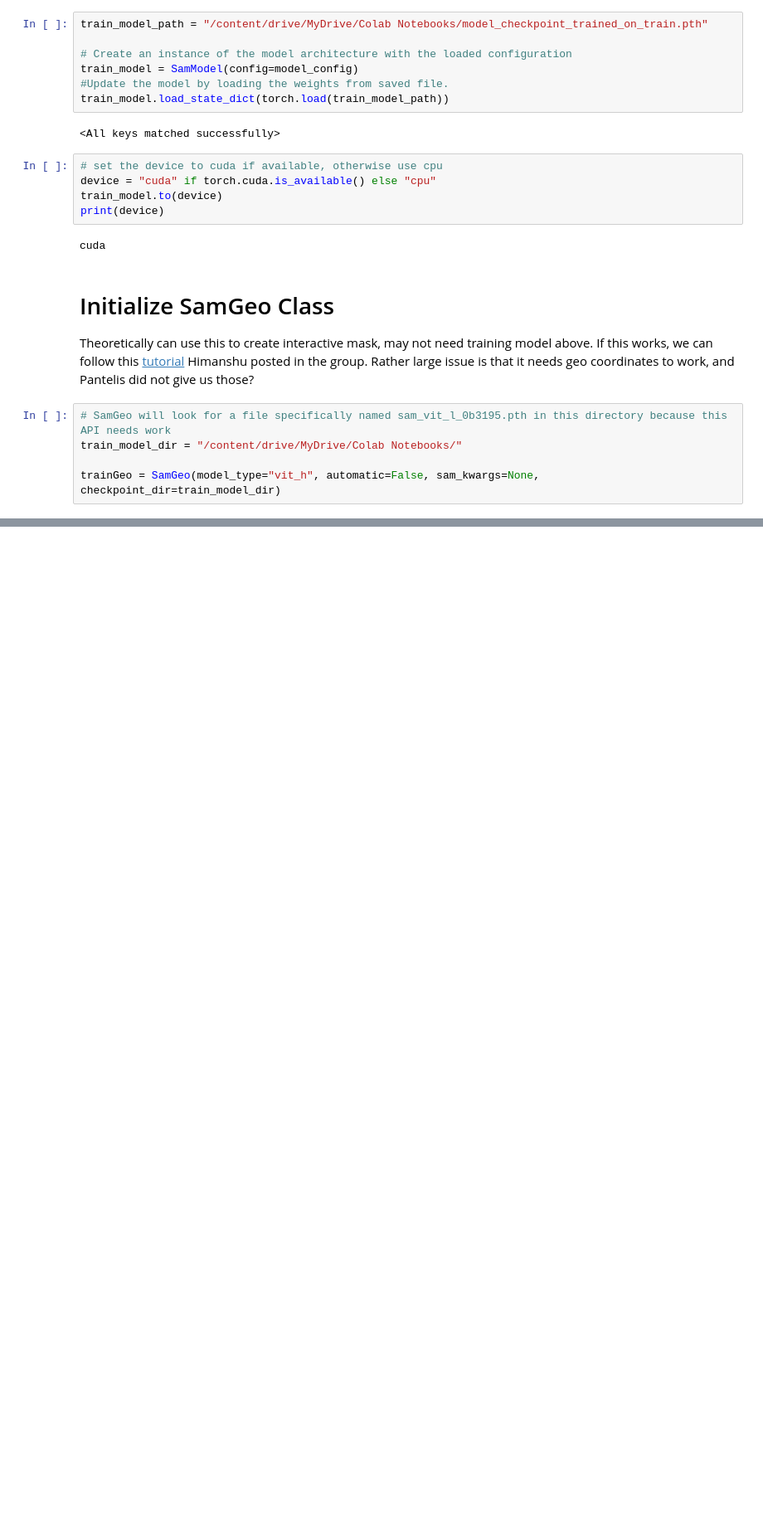
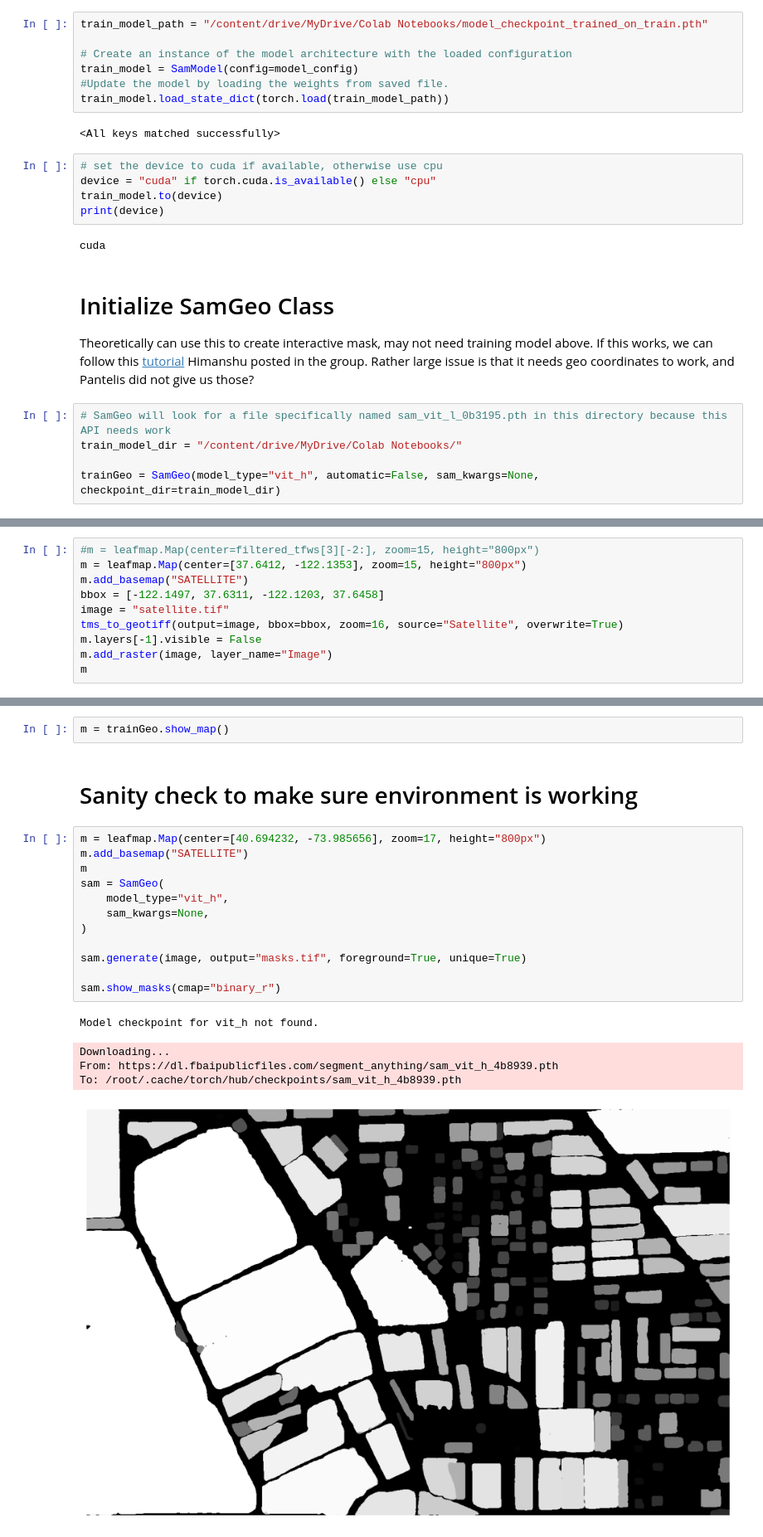
Before and after one commit to dhauss/csgy6613-project, a Jupyter notebook: ML5/input_prompts.ipynb, the cells around one changed output, grey strips where cells are left out. Shown: that part at 83% size. Cells and saved outputs as stored; diff of their text form; blank space fills up the shorter version.

```diff
--- a/ML5/input_prompts.ipynb
+++ b/ML5/input_prompts.ipynb
@@ -162,0 +172,10 @@ trainGeo.set_image(test_image)
+# %%
+#m = leafmap.Map(center=filtered_tfws[3][-2:], zoom=15, height="800px")
+m = leafmap.Map(center=[37.6412, -122.1353], zoom=15, height="800px")
+m.add_basemap("SATELLITE")
+bbox = [-122.1497, 37.6311, -122.1203, 37.6458]
+image = "satellite.tif"
+tms_to_geotiff(output=image, bbox=bbox, zoom=16, source="Satellite", overwrite=True)
+m.layers[-1].visible = False
+m.add_raster(image, layer_name="Image")
+m
@@ -162,0 +216,22 @@ trainGeo.set_image(test_image)
+# %%
+m = trainGeo.show_map()
+# %% [markdown]
+# Sanity check to make sure environment is working
+# %%
+m = leafmap.Map(center=[40.694232, -73.985656], zoom=17, height="800px")
+m.add_basemap("SATELLITE")
+m
+sam = SamGeo(
+    model_type="vit_h",
+    sam_kwargs=None,
+)
+
+sam.generate(image, output="masks.tif", foreground=True, unique=True)
+
+sam.show_masks(cmap="binary_r")
+# %% [output]
+Model checkpoint for vit_h not found.
+Downloading...
+From: https://dl.fbaipublicfiles.com/segment_anything/sam_vit_h_4b8939.pth
+To: /root/.cache/torch/hub/checkpoints/sam_vit_h_4b8939.pth
+[figure, added]
```
Also changed, not shown: parts of 9 cells of this notebook.
